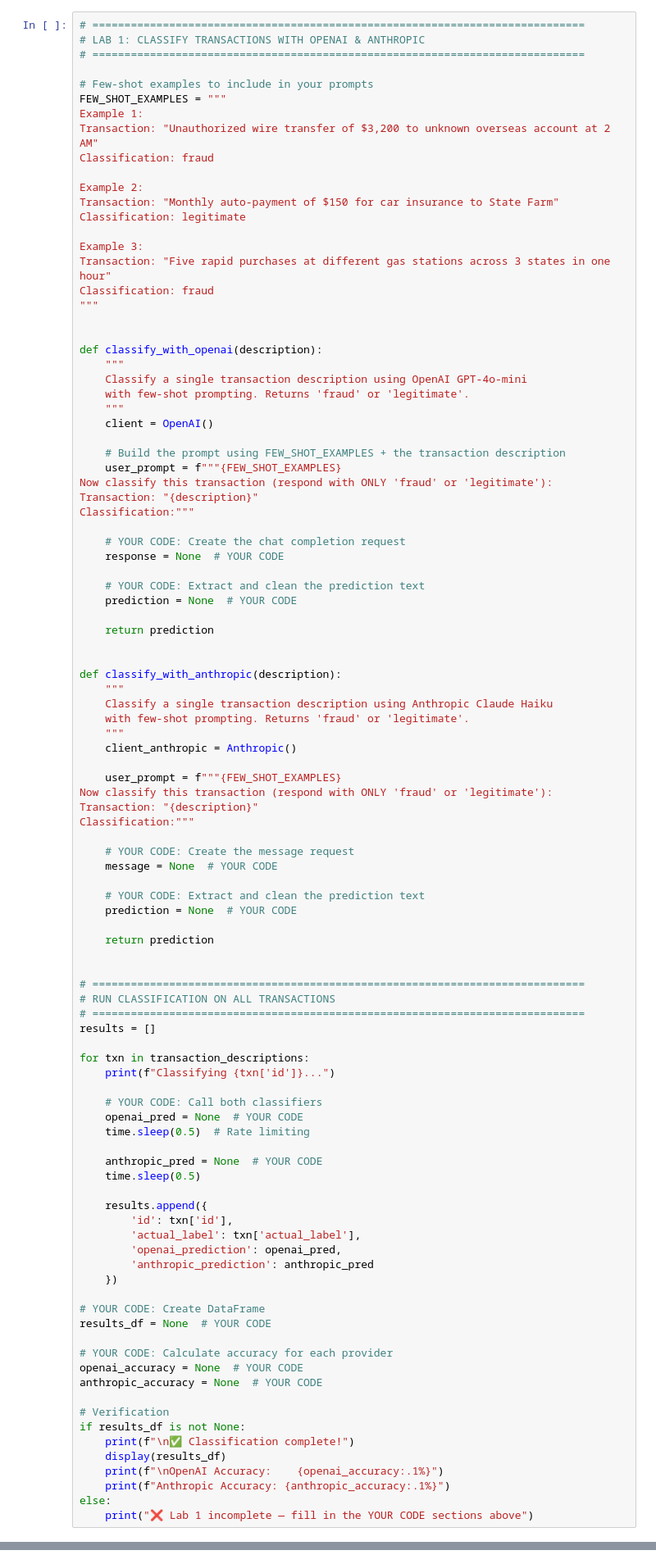
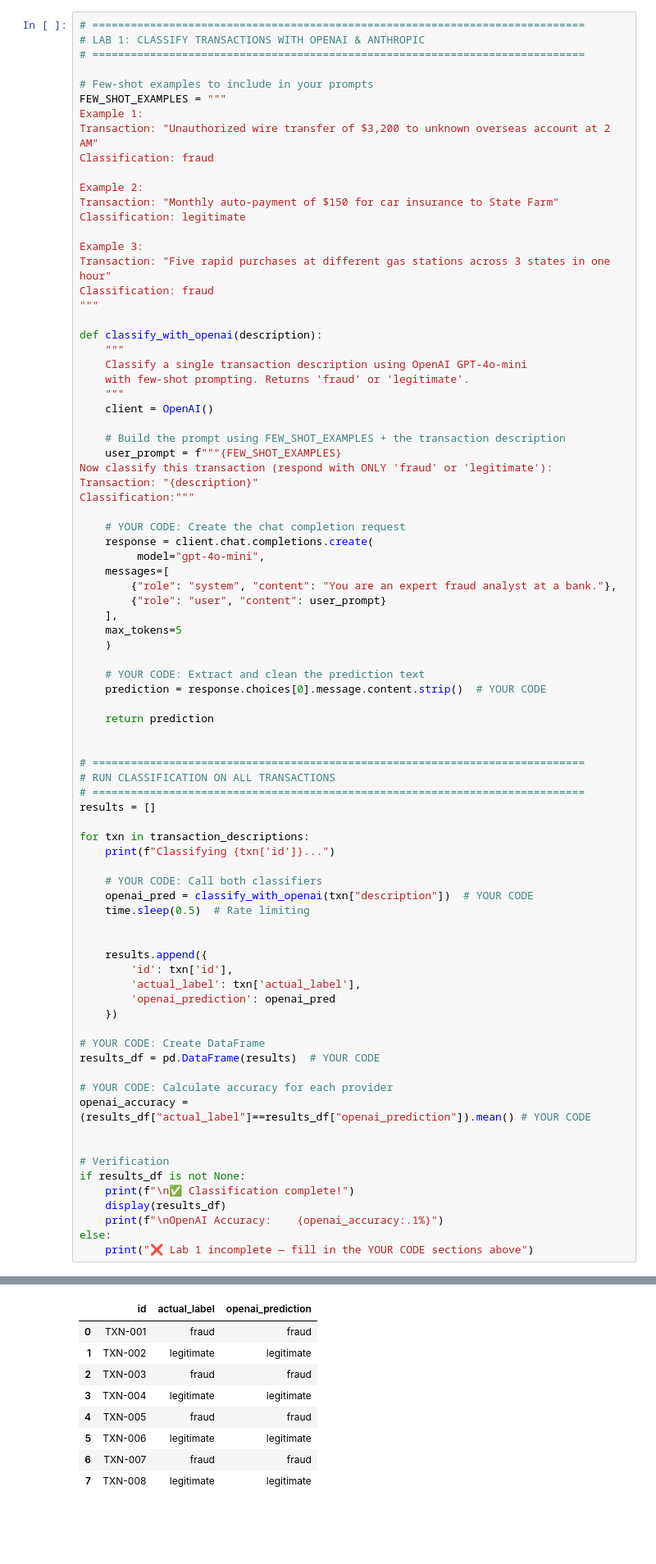
Before and after one commit to axel-sirota/bread-financial-academy-fraud-detection-starter-repo, a Jupyter notebook: exercises/week_11_large_language_models/week_11_large_language_models.ipynb, the cells around one changed output, grey strips where cells are left out. Shown at 82% size. Saved outputs shown, nothing was run; the diff lists cells and outputs as text; blank space fills up the shorter version.

```diff
--- a/exercises/week_11_large_language_models/week_11_large_language_models.ipynb
+++ b/exercises/week_11_large_language_models/week_11_large_language_models.ipynb
@@ -781,7 +815,6 @@ Transaction: "Five rapid purchases at different gas stations across 3 states in
 Classification: fraud
 """
 
-
 def classify_with_openai(description):
     """
     Classify a single transaction description using OpenAI GPT-4o-mini
@@ -796,31 +829,17 @@ Transaction: "{description}"
 Classification:"""
 
     # YOUR CODE: Create the chat completion request
-    response = None  # YOUR CODE
+    response = client.chat.completions.create(
+         model="gpt-4o-mini",
+    messages=[
+        {"role": "system", "content": "You are an expert fraud analyst at a bank."},
+        {"role": "user", "content": user_prompt}
+    ],
+    max_tokens=5
+    )
 
     # YOUR CODE: Extract and clean the prediction text
-    prediction = None  # YOUR CODE
-
-    return prediction
-
-
-def classify_with_anthropic(description):
-    """
-    Classify a single transaction description using Anthropic Claude Haiku
-    with few-shot prompting. Returns 'fraud' or 'legitimate'.
-    """
-    client_anthropic = Anthropic()
-
-    user_prompt = f"""{FEW_SHOT_EXAMPLES}
-Now classify this transaction (respond with ONLY 'fraud' or 'legitimate'):
-Transaction: "{description}"
-Classification:"""
-
-    # YOUR CODE: Create the message request
-    message = None  # YOUR CODE
-
-    # YOUR CODE: Extract and clean the prediction text
-    prediction = None  # YOUR CODE
+    prediction = response.choices[0].message.content.strip()  # YOUR CODE
 
     return prediction
 
@@ -834,31 +853,28 @@ for txn in transaction_descriptions:
     print(f"Classifying {txn['id']}...")
 
     # YOUR CODE: Call both classifiers
-    openai_pred = None  # YOUR CODE
+    openai_pred = classify_with_openai(txn["description"])  # YOUR CODE
     time.sleep(0.5)  # Rate limiting
 
-    anthropic_pred = None  # YOUR CODE
-    time.sleep(0.5)
 
     results.append({
         'id': txn['id'],
         'actual_label': txn['actual_label'],
-        'openai_prediction': openai_pred,
-        'anthropic_prediction': anthropic_pred
+        'openai_prediction': openai_pred
     })
 
 # YOUR CODE: Create DataFrame
-results_df = None  # YOUR CODE
+results_df = pd.DataFrame(results)  # YOUR CODE
 
 # YOUR CODE: Calculate accuracy for each provider
-openai_accuracy = None  # YOUR CODE
-anthropic_accuracy = None  # YOUR CODE
+openai_accuracy = (results_df["actual_label"]==results_df["openai_prediction"]).mean() # YOUR CODE
+
 
 # Verification
 if results_df is not None:
     print(f"\n✅ Classification complete!")
     display(results_df)
     print(f"\nOpenAI Accuracy:    {openai_accuracy:.1%}")
-    print(f"Anthropic Accuracy: {anthropic_accuracy:.1%}")
 else:
     print("❌ Lab 1 incomplete — fill in the YOUR CODE sections above")
+# %% [output]
@@ -864,0 +891,9 @@ else:
+|  | id | actual_label | openai_prediction |
+| 0 | TXN-001 | fraud | fraud |
+| 1 | TXN-002 | legitimate | legitimate |
+| 2 | TXN-003 | fraud | fraud |
+| 3 | TXN-004 | legitimate | legitimate |
+| 4 | TXN-005 | fraud | fraud |
+| 5 | TXN-006 | legitimate | legitimate |
+| 6 | TXN-007 | fraud | fraud |
+| 7 | TXN-008 | legitimate | legitimate |
```
Also changed, not shown: parts of 10 cells of this notebook.
